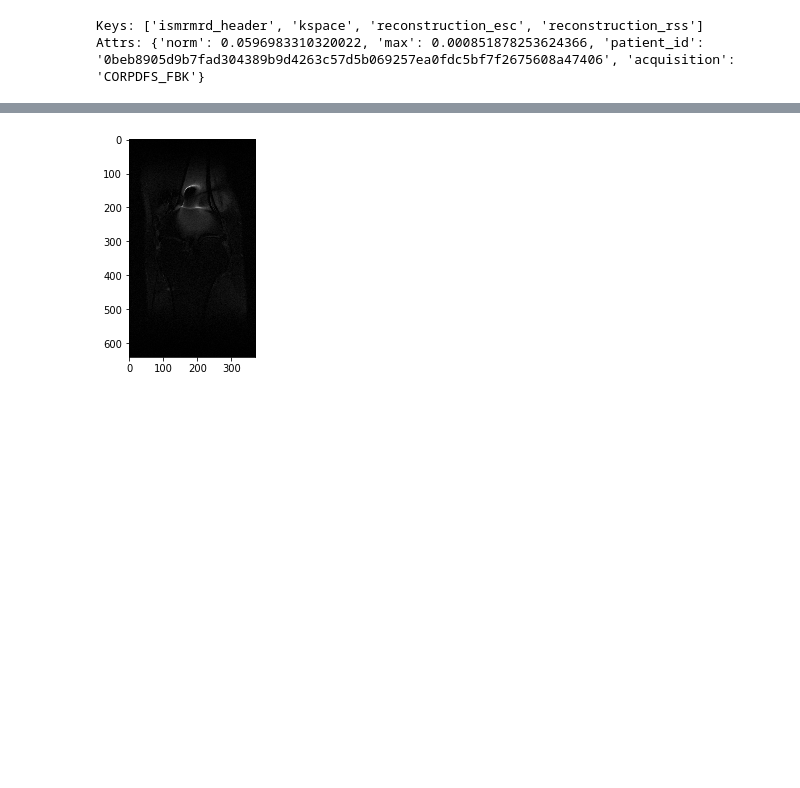
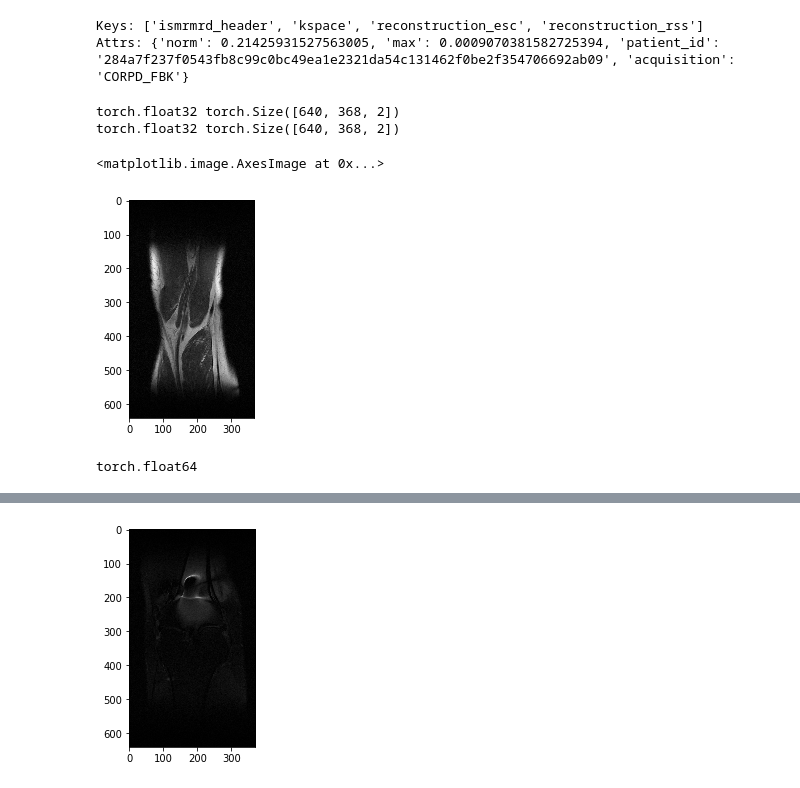
Before and after one commit to ygrepo/fastMRI, a Jupyter notebook: train_experiment.ipynb, the cells around one changed output, grey strips where cells are left out. Cells and saved outputs as stored; diff of their text form; code cells hidden in the pictures; blank space fills up the shorter version.

```diff
--- a/train_experiment.ipynb
+++ b/train_experiment.ipynb
@@ -7,10 +8,34 @@ from matplotlib import pyplot as plt
 from data import transforms as T
 # %%
-file = "data/singlecoil_train/file1000001.h5"
+file = "data/singlecoil_train/file1000021.h5"
 hf = h5py.File(file)
 # %%
 print('Keys:', list(hf.keys()))
 print('Attrs:', dict(hf.attrs))
 # %% [output]
 Keys: ['ismrmrd_header', 'kspace', 'reconstruction_esc', 'reconstruction_rss']
-Attrs: {'norm': 0.0596983310320022, 'max': 0.000851878253624366, 'patient_id': '0beb8905d9b7fad304389b9d4263c57d5b069257ea0fdc5bf7f2675608a47406', 'acquisition': 'CORPDFS_FBK'}
+Attrs: {'norm': 0.21425931527563005, 'max': 0.0009070381582725394, 'patient_id': '284a7f237f0543fb8c99c0bc49ea1e2321da54c131462f0be2f354706692ab09', 'acquisition': 'CORPD_FBK'}
+# %%
+def forward_helper(kspace):
+    if not torch.is_tensor(kspace):
+        kspace_tensor = T.to_tensor(kspace)
+    else:
+        kspace_tensor = kspace
+    image = T.ifft2(kspace_tensor)
+    print(image.dtype, image.shape)
+    image_abs = T.complex_abs(image)
+    return image, image_abs
+# %%
+kspace =hf['kspace'][34]
+img, img_abs = forward_helper(kspace)
+print(img.dtype, img.shape)
+plt.imshow(img_abs, cmap="gray")
+# %% [output]
+torch.float32 torch.Size([640, 368, 2])
+torch.float32 torch.Size([640, 368, 2])
+<matplotlib.image.AxesImage at 0x...>
+[figure, added]
+# %%
+T.to_tensor(np.fft.fft2(img_abs.numpy())).dtype
+# %% [output]
+torch.float64
```
Also changed, not shown: parts of 8 cells of this notebook, 7 other files.
